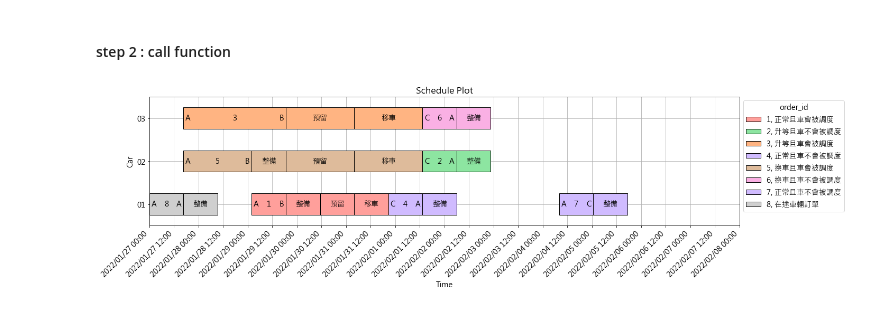
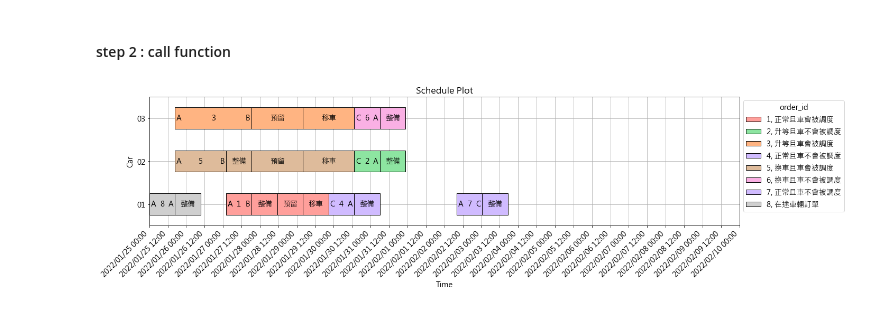
Before and after one commit to corneliaaaaaaa/plot-job-allocation-schedules, a Jupyter notebook: plot_schedule_sequence-dependent.ipynb, the cells around one changed output. Drawn from its saved outputs; the diff is of its cells as text; code cells hidden in the pictures.

```diff
--- a/plot_schedule_sequence-dependent.ipynb
+++ b/plot_schedule_sequence-dependent.ipynb
@@ -12,11 +12,11 @@ plt.rcParams['font.sans-serif'] = ['Microsoft JhengHei']
 plt.rcParams['axes.unicode_minus'] = False
 plt.rcParams.update({'font.size': 14})
 
-def schedulePlot(schedule, car, businessMode=False):
+def schedulePlot(schedule, car, businessMode=False, start_t='2022/01/27 00:00:00', periodLength=12):
     # variables
-    tMax = 17280
-    periodLength = 12
-    start_dt = datetime.strptime('2022/01/27 00:00:00', '%Y/%m/%d %H:%M:%S')
+    tMax = periodLength * 24 * 60
+    # periodLength = 12
+    start_dt = datetime.strptime(start_t, '%Y/%m/%d %H:%M:%S')
     period_dt = [start_dt + timedelta(hours=x*12) for x in range(periodLength*2 + 1)]
     period = [t.strftime('%Y/%m/%d %H:%M') for t in period_dt]
     # about figures
@@ -215,6 +215,6 @@ car:
 # %% [markdown]
 #### step 2 : call function
 # %%
-schedulePlot(schedule, car, True)
+schedulePlot(schedule, car, True, '2022/01/25 00:00:00', 16)
 # %% [output]
-[figure, old version]
+[figure, new version]
```
